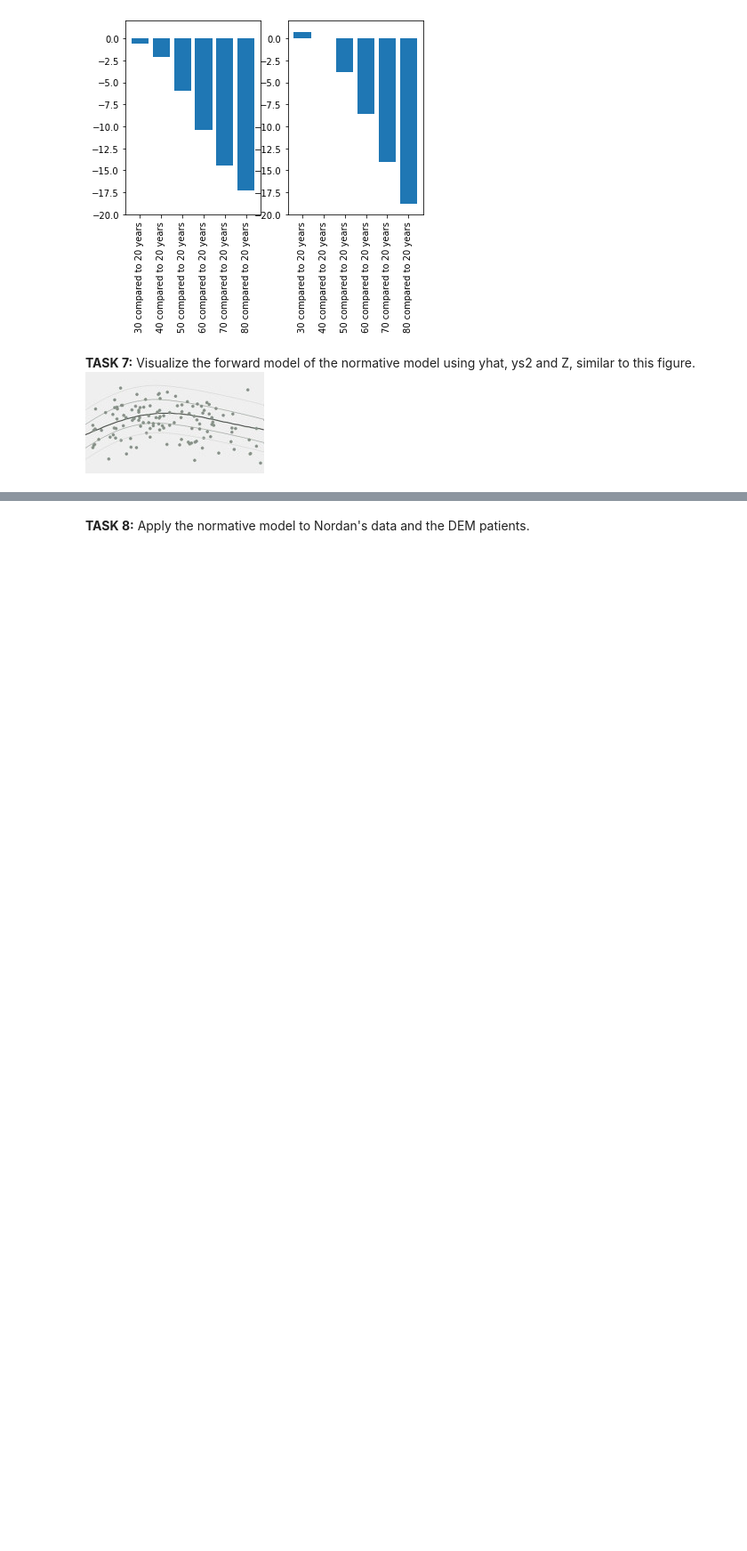
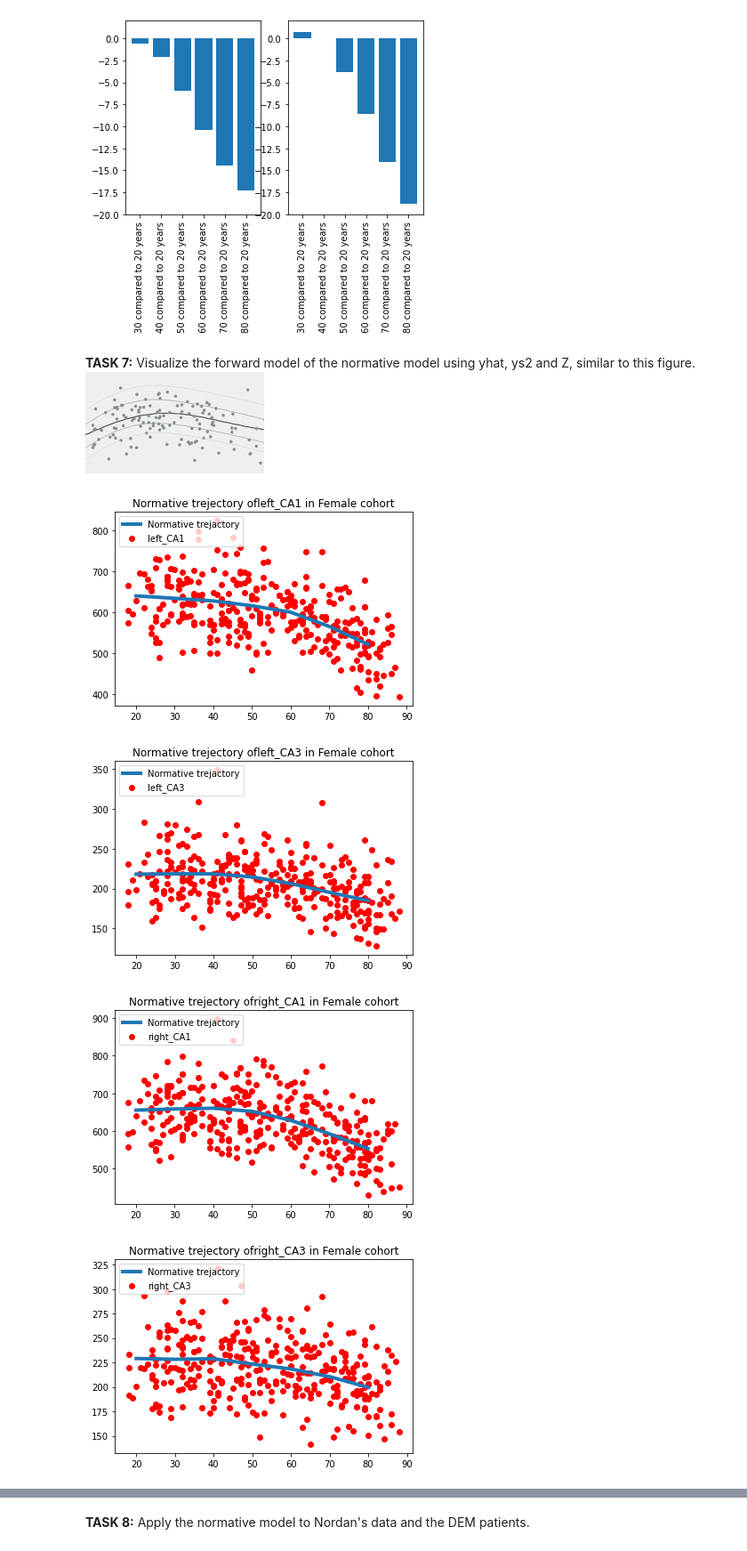
Before and after one commit to saigerutherford/CPC_ML_tutorial, a Jupyter notebook: tasks_key/key_cpc_machinelearning.ipynb, the cells around one changed output, grey strips where cells are left out. Shown at 89% size. Cells and saved outputs as stored; diff of their text form; code cells hidden in the pictures; blank space fills up the shorter version.

Commit message:
Normative Trajectory

```diff
--- a/tasks_key/key_cpc_machinelearning.ipynb
+++ b/tasks_key/key_cpc_machinelearning.ipynb
@@ -237,3 +237,37 @@ plt.ylim(-20, 2)
 ![1-s2.0-S245190221830329X-gr2.jpg](embedded-picture-1)
 # %%
 # MARIAM can you include your code here?
+# %%
+import numpy as np
+import matplotlib.pyplot as plt
+
+feature_names=['left_CA1','left_CA3','right_CA1','right_CA3']
+sex_covariates=[ 'Female','Male']
+# Creating plots for Female and male
+for i,sex in enumerate(sex_covariates):
+# Find the index of the data exclusively for one sex. Female:0, Male: 1
+    inx=np.where(covariate_normsample.sex==i)[0]
+    x=covariate_normsample.values[inx,1]
+    # actual data
+    y = pd.read_csv('features_normsample.txt', sep = ' ', header=None)
+    y=y.values[inx]
+    #forward model data
+    forward_yhat = pd.read_csv('yhat_forward.txt', sep = ' ', header=None)
+    yhat_forward=forward_yhat.values
+    yhat_forward=yhat_forward[7*i:7*(i+1)]
+    x_forward=[20, 30, 40, 50, 60, 70, 80]
+# Creat a trejactroy for each feauter point
+    for j,name in enumerate(feature_names):
+        fig=plt.figure()
+        ax=fig.add_subplot(111)
+        ax.plot(x_forward,yhat_forward[:,j], linewidth=4, label='Normative trajectory')
+        ax.scatter(x,y[:,j],c='r', label=name)
+        plt.legend(loc='upper left')
+        plt.title('Normative trajectory of' +name+' in '+sex+' cohort')
+        plt.show()
+        plt.close()
+# %% [output]
+[figure, added]
+[figure, added]
+[figure, added]
+[figure, added]
```
Also changed, not shown: parts of 1 cell of this notebook.
